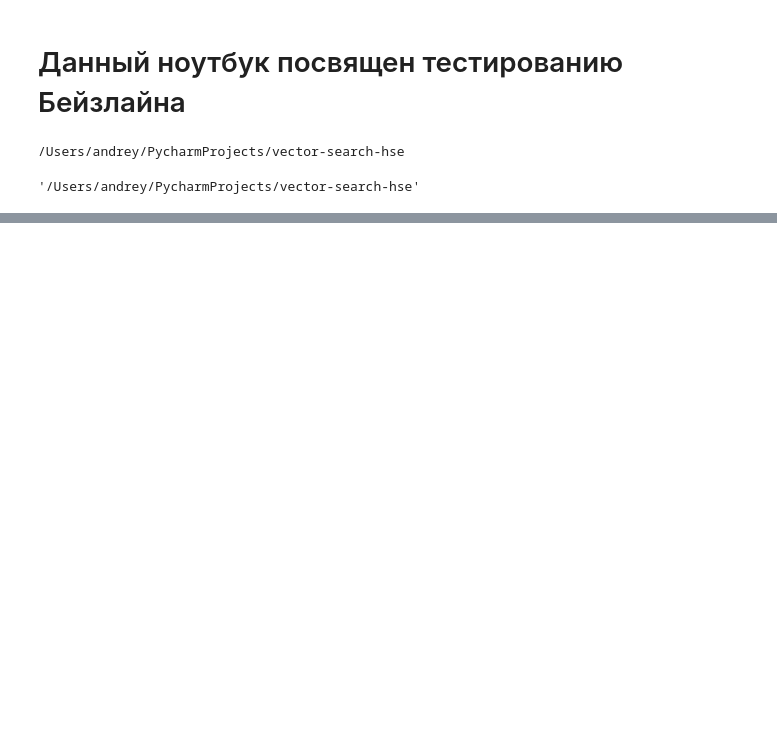
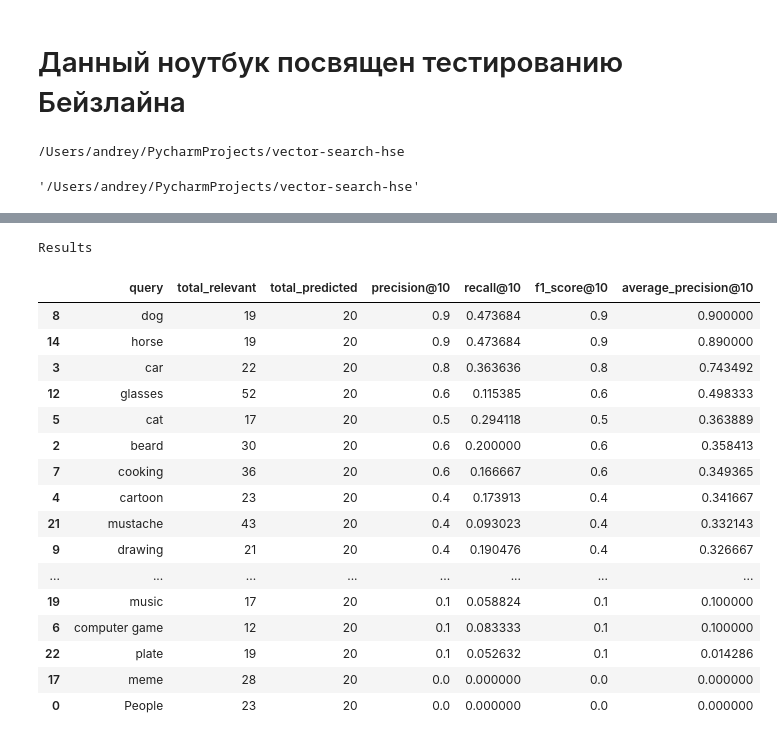
Before and after one commit to Tricar5/vector-search-hse, a Jupyter notebook: baseline/001.baseline.ipynb, the cells around one changed output, grey strips where cells are left out. Drawn from its saved outputs; the diff is of its cells as text; code cells hidden in the pictures; blank space fills up the shorter version.

Commit message:
raw baseline with metrics calc

```diff
--- a/baseline/001.baseline.ipynb
+++ b/baseline/001.baseline.ipynb
@@ -201,0 +240,26 @@ videos
+# %%
+config = ModelConfig(
+    device='cpu',
+    frame_threshold=0.2,
+    video_threshold=0.2,
+    percentile=0.5,
+)
+engine = LocalSearchEngine(
+    config=config,
+    index=index,
+    meta=meta,
+    thumbnails_meta=thumbnails_meta,
+)
+# %%
+results_per_query = {}
+tests_per_query = {}
+
+for text_query, relevant_items in query_dict.items():
+    result = engine.get_videos_by_text(text_query)
+    results_per_query[text_query] = result
+    # For ranking
+    predicted_items = [video.name for video in result]
+    tests_per_query[text_query] = {
+        'relevant': relevant_items,
+        'predicted': predicted_items,
+    }
@@ -201,0 +375,37 @@ videos
+# %%
+K_TOP = 10
+
+def get_metrics_for_queries(k: int = 10) -> Dict[str, Any]:
+    metrics_per_query = calc_for_queries(
+        tests_per_query,
+        k=k,
+    )
+
+    stat_df = pd.DataFrame.from_dict(metrics_per_query, orient='index')
+    stat_df.index.name = 'query'
+    stat_df.reset_index(inplace=True)
+    print('Results')
+    return metrics_per_query, stat_df
+
+top_10_metrics, top_10_metrics_df = get_metrics_for_queries(K_TOP)
+
+display(top_10_metrics_df.sort_values(by=f'average_precision@{K_TOP}', ascending=False))
+# %% [output]
+Results
+|  | query | total_relevant | total_predicted | precision@10 | recall@10 | f1_score@10 | average_precision@10 |
+| 8 | dog | 19 | 20 | 0.9 | 0.473684 | 0.9 | 0.900000 |
+| 14 | horse | 19 | 20 | 0.9 | 0.473684 | 0.9 | 0.890000 |
+| 3 | car | 22 | 20 | 0.8 | 0.363636 | 0.8 | 0.743492 |
+| 12 | glasses | 52 | 20 | 0.6 | 0.115385 | 0.6 | 0.498333 |
+| 5 | cat | 17 | 20 | 0.5 | 0.294118 | 0.5 | 0.363889 |
+| 2 | beard | 30 | 20 | 0.6 | 0.200000 | 0.6 | 0.358413 |
+| 7 | cooking | 36 | 20 | 0.6 | 0.166667 | 0.6 | 0.349365 |
+| 4 | cartoon | 23 | 20 | 0.4 | 0.173913 | 0.4 | 0.341667 |
+| 21 | mustache | 43 | 20 | 0.4 | 0.093023 | 0.4 | 0.332143 |
+| 9 | drawing | 21 | 20 | 0.4 | 0.190476 | 0.4 | 0.326667 |
+| ... | ... | ... | ... | ... | ... | ... | ... |
+| 19 | music | 17 | 20 | 0.1 | 0.058824 | 0.1 | 0.100000 |
+| 6 | computer game | 12 | 20 | 0.1 | 0.083333 | 0.1 | 0.100000 |
+| 22 | plate | 19 | 20 | 0.1 | 0.052632 | 0.1 | 0.014286 |
+| 17 | meme | 28 | 20 | 0.0 | 0.000000 | 0.0 | 0.000000 |
+| 0 | People | 23 | 20 | 0.0 | 0.000000 | 0.0 | 0.000000 |
```
Also changed, not shown: parts of 17 cells of this notebook, 4 other files.
